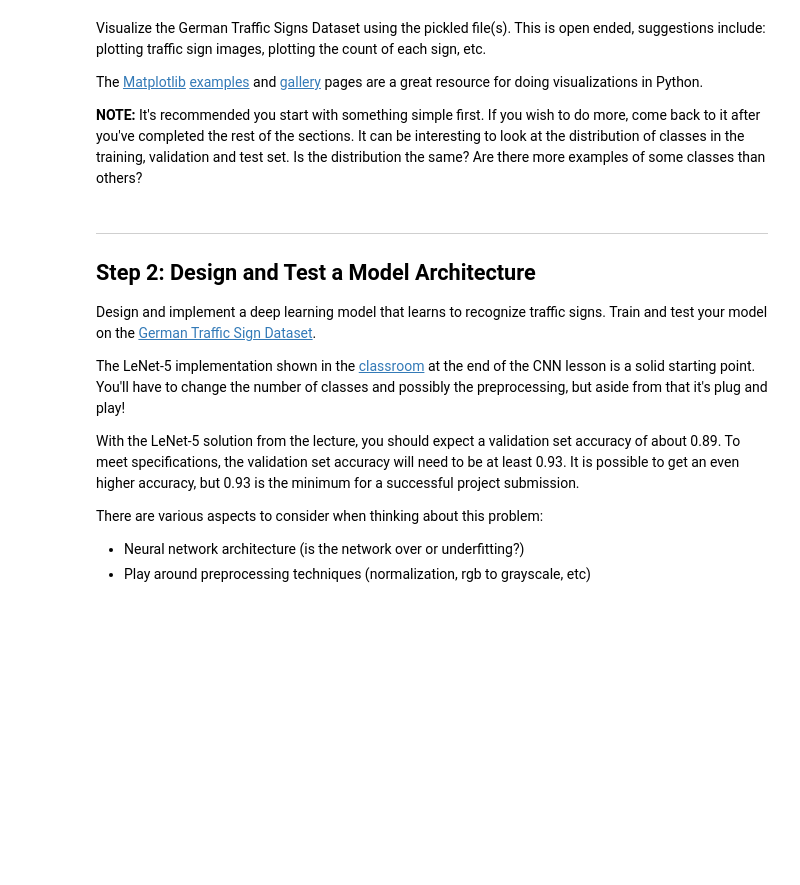
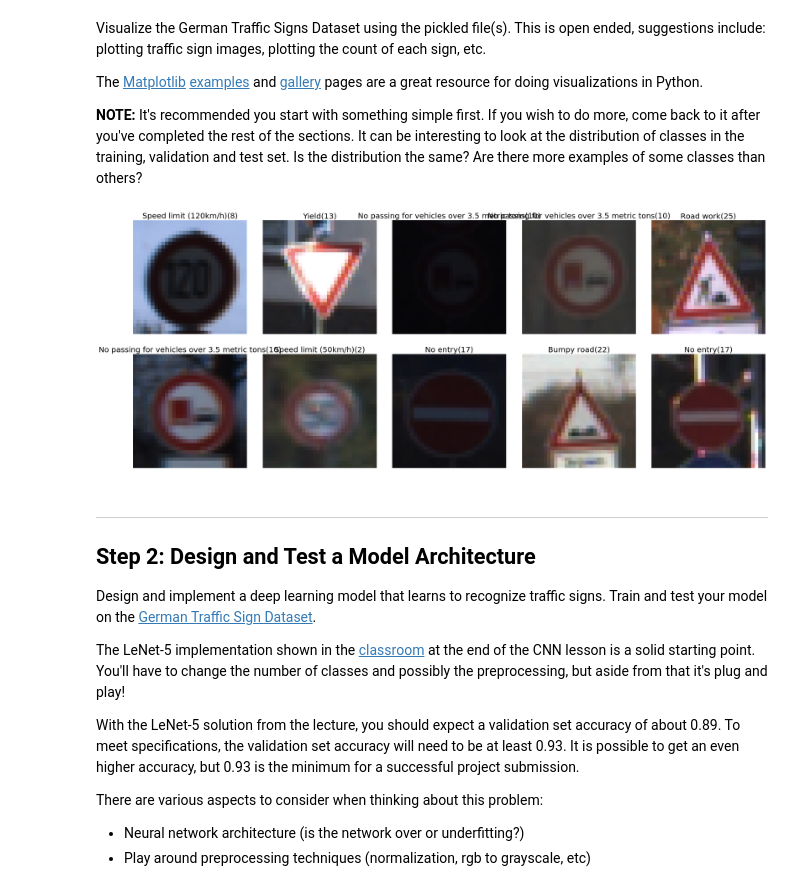
Before and after one commit to suljaxm/CarND-Traffic-Sign-Classifier-Project, a Jupyter notebook: Traffic_Sign_Classifier.ipynb, the cells around one changed output. Saved outputs shown, nothing was run; the diff lists cells and outputs as text; code cells hidden in the pictures; blank space fills up the shorter version.

Commit message:
train and test

```diff
--- a/Traffic_Sign_Classifier.ipynb
+++ b/Traffic_Sign_Classifier.ipynb
@@ -114,3 +108,37 @@ import matplotlib.pyplot as plt
+# %%
+### Data exploration visualization code goes here.
+### Feel free to use as many code cells as needed.
+import random
+import numpy as np
+import csv
+#Import traffic signs class names
+signs_class=[]
+
+with open('signnames.csv', 'rt') as csvfile:
+    reader = csv.DictReader(csvfile, delimiter=',')
+    for row in reader:
+        signs_class.append((row['SignName']))
+
+# print(signs_class)
+
+# Visualize the Train Images
+fig, axs = plt.subplots(2, 5, figsize=(24, 10))  #axs[20]
+axs = axs.flatten()
+
+fig.tight_layout()
+
+serial_number = 0
+for i in range(10):
+    index = random.randint(i, len(X_train))
+    image = X_train[index].squeeze()
+    axs[i].axis("off")
+    axs[i].imshow(image)
+
+    signs_name = signs_class[y_train[index]] + '(' + str(y_train[index]) + ')'
+
+    axs[i].set_title(signs_name, fontsize=20)
+# %% [output]
+[figure, added]
 # %% [markdown]
 ----
 
```
Also changed, not shown: parts of 8 cells of this notebook, 4 other files.
